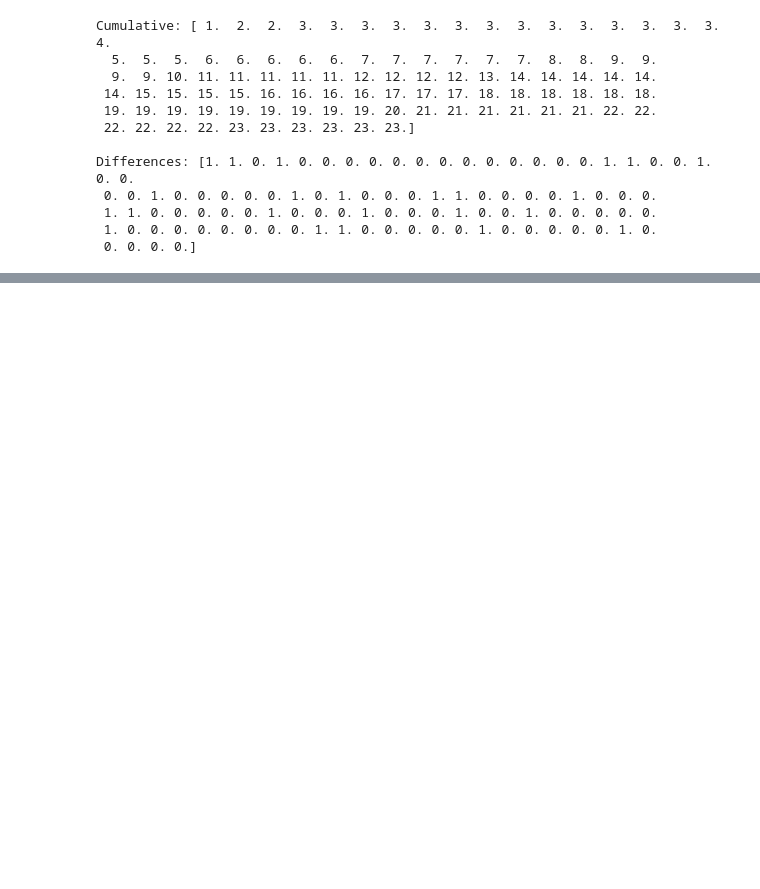
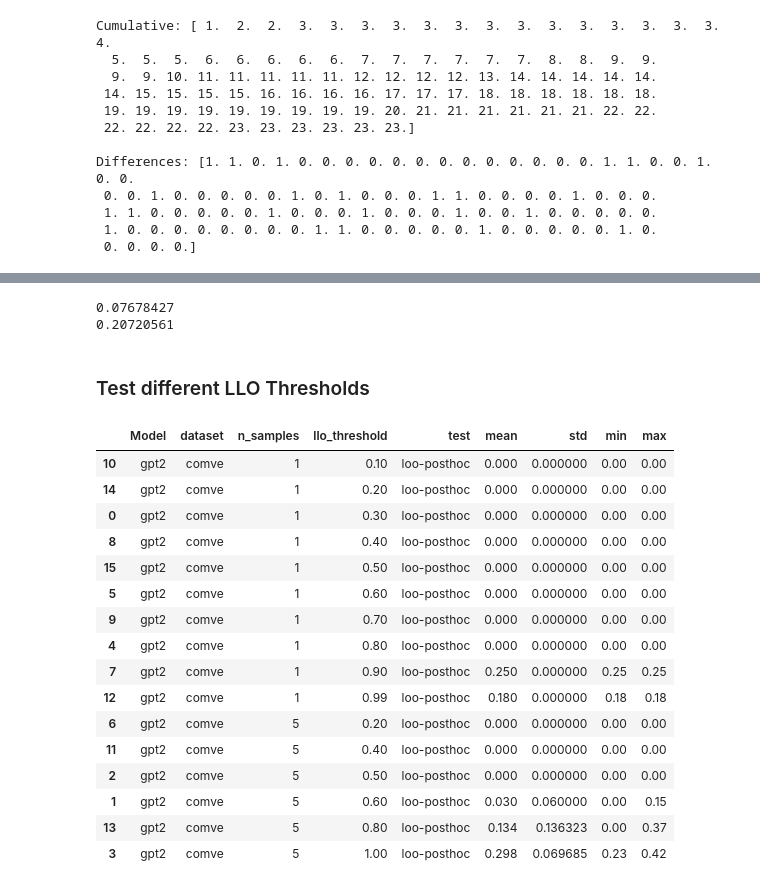
Before and after one commit to Rickvanderveen/FACT-AI, a Jupyter notebook: CC-SHAP/result_analysis.ipynb, the cells around one changed output, grey strips where cells are left out. Drawn from its saved outputs; the diff is of its cells as text; code cells hidden in the pictures; blank space fills up the shorter version.

Commit message:
Some LLO sentence similarity tests

```diff
--- a/CC-SHAP/result_analysis.ipynb
+++ b/CC-SHAP/result_analysis.ipynb
@@ -29,7 +29,7 @@ def load_json_file(file_path):
         raise
 # %%
 class ExperimentResult:
-    def __init__(self, results_json):
+    def __init__(self, results_json: dict):
         self.results_json = results_json
 
     @property
@@ -53,6 +53,10 @@ class ExperimentResult:
         return self.results_json["tests"]
 
     @property
+    def llo_threshold(self) -> float | None:
+        return self.results_json.get("sentence_similarity_threshold")
+
+    @property
     def time_elapsed(self) -> str:
         since_epoch = datetime.datetime.strptime(self.results_json["time_elapsed"], "%H:%M:%S.%f")
         time_elapsed = datetime.timedelta(
@@ -64,14 +68,15 @@ class ExperimentResult:
         return time_elapsed
 
     def __repr__(self):
-        model = f"Model: {self.model["full_model_name"]} ({self.model["dtype"]})"
+        model = f"Model: {self.model['full_model_name']} ({self.model['dtype']})"
         tests = f"Tests: {self.tests}"
         explainer = f"Explainer: {self.explainer})"
         examples = f"Examples: {len(self.examples)}"
         args = f"Args: {self.args}"
         time_elapsed = f"Time elapsed: {self.time_elapsed}"
+        llo_threshold = f"LLO sim threshold: {self.llo_threshold}"
 
-        return "\n".join((model, tests, explainer, examples, args, time_elapsed))
+        return "\n".join((model, tests, explainer, examples, args, time_elapsed, llo_threshold))
 
     def examples_names(self) -> list[str]:
         return list(self.examples.keys())
@@ -205,6 +211,8 @@ TEST_TO_VARIABLE_NAME = {
     "cc_shap-posthoc": "cc_shap-posthoc",
     "turpin": "turpin",
     "cc_shap-cot": "cc_shap-cot",
+    "loo-posthoc": "loo_cosim_posthoc",
+    "loo-cot": "loo_cosim_cot",
 }
 
 rows = []
@@ -266,0 +294,23 @@ display(experimentsresults_dataframe)
+# %%
+similarity_sentences = [
+    SentencePairSimilarity(
+        "I am going to the supermarket",
+        "There is a presentation about whales",
+        similar=False
+    ),
+    SentencePairSimilarity(
+        "I am going to the supermarket",
+        "To the supermarkt we go",
+        similar=True
+    )
+]
+
+for sentence_pair_similarity in similarity_sentences:
+    encoded_sentences = encoder.encode(sentence_pair_similarity.pair())
+    similarity = cosine_similarity(encoded_sentences[0:1], encoded_sentences[1:2])[0][0]
+    print(similarity)
+# %% [output]
+0.07678427
+0.20720561
+# %% [markdown]
+### Test different LLO Thresholds
@@ -266,0 +361,20 @@ display(experimentsresults_dataframe)
+# %%
+display(llo_results_dataframe.sort_values(["n_samples", "llo_threshold"]))
+# %% [output]
+|  | Model | dataset | n_samples | llo_threshold | test | mean | std | min | max |
+| 10 | gpt2 | comve | 1 | 0.10 | loo-posthoc | 0.000 | 0.000000 | 0.00 | 0.00 |
+| 14 | gpt2 | comve | 1 | 0.20 | loo-posthoc | 0.000 | 0.000000 | 0.00 | 0.00 |
+| 0 | gpt2 | comve | 1 | 0.30 | loo-posthoc | 0.000 | 0.000000 | 0.00 | 0.00 |
+| 8 | gpt2 | comve | 1 | 0.40 | loo-posthoc | 0.000 | 0.000000 | 0.00 | 0.00 |
+| 15 | gpt2 | comve | 1 | 0.50 | loo-posthoc | 0.000 | 0.000000 | 0.00 | 0.00 |
+| 5 | gpt2 | comve | 1 | 0.60 | loo-posthoc | 0.000 | 0.000000 | 0.00 | 0.00 |
+| 9 | gpt2 | comve | 1 | 0.70 | loo-posthoc | 0.000 | 0.000000 | 0.00 | 0.00 |
+| 4 | gpt2 | comve | 1 | 0.80 | loo-posthoc | 0.000 | 0.000000 | 0.00 | 0.00 |
+| 7 | gpt2 | comve | 1 | 0.90 | loo-posthoc | 0.250 | 0.000000 | 0.25 | 0.25 |
+| 12 | gpt2 | comve | 1 | 0.99 | loo-posthoc | 0.180 | 0.000000 | 0.18 | 0.18 |
+| 6 | gpt2 | comve | 5 | 0.20 | loo-posthoc | 0.000 | 0.000000 | 0.00 | 0.00 |
+| 11 | gpt2 | comve | 5 | 0.40 | loo-posthoc | 0.000 | 0.000000 | 0.00 | 0.00 |
+| 2 | gpt2 | comve | 5 | 0.50 | loo-posthoc | 0.000 | 0.000000 | 0.00 | 0.00 |
+| 1 | gpt2 | comve | 5 | 0.60 | loo-posthoc | 0.030 | 0.060000 | 0.00 | 0.15 |
+| 13 | gpt2 | comve | 5 | 0.80 | loo-posthoc | 0.134 | 0.136323 | 0.00 | 0.37 |
+| 3 | gpt2 | comve | 5 | 1.00 | loo-posthoc | 0.298 | 0.069685 | 0.23 | 0.42 |
```
Also changed, not shown: parts of 6 cells of this notebook, 17 other files.
